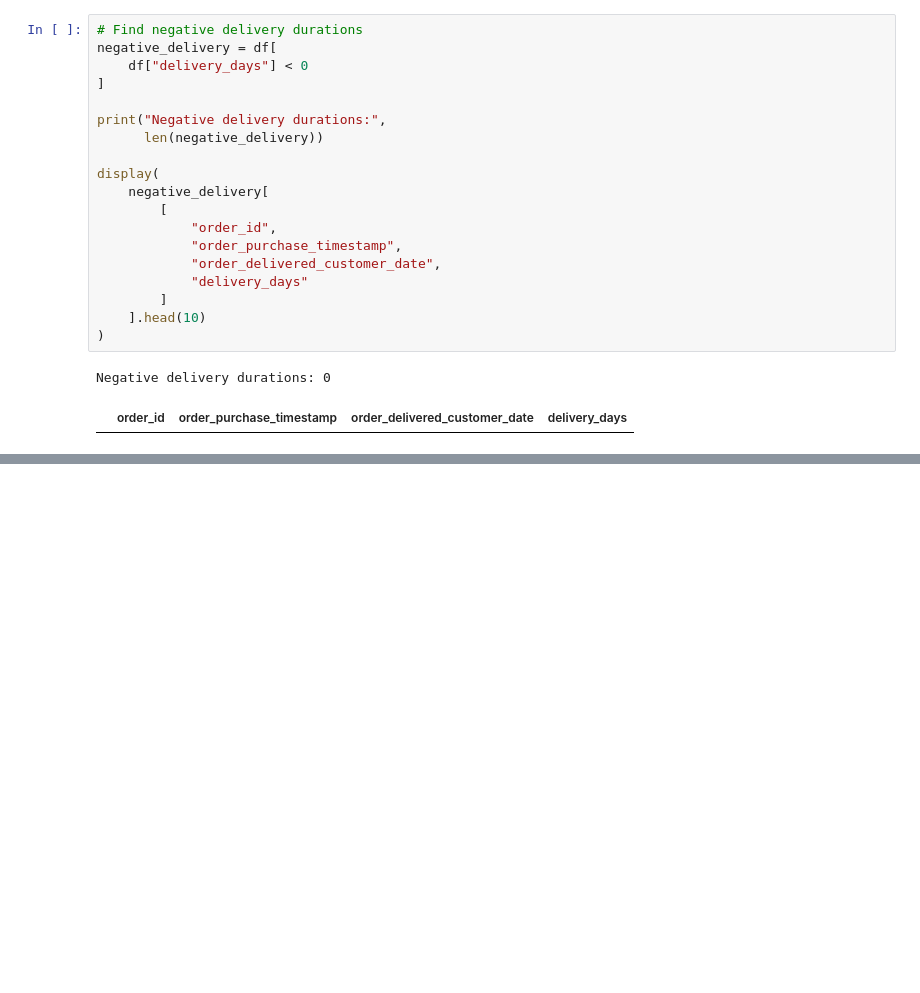
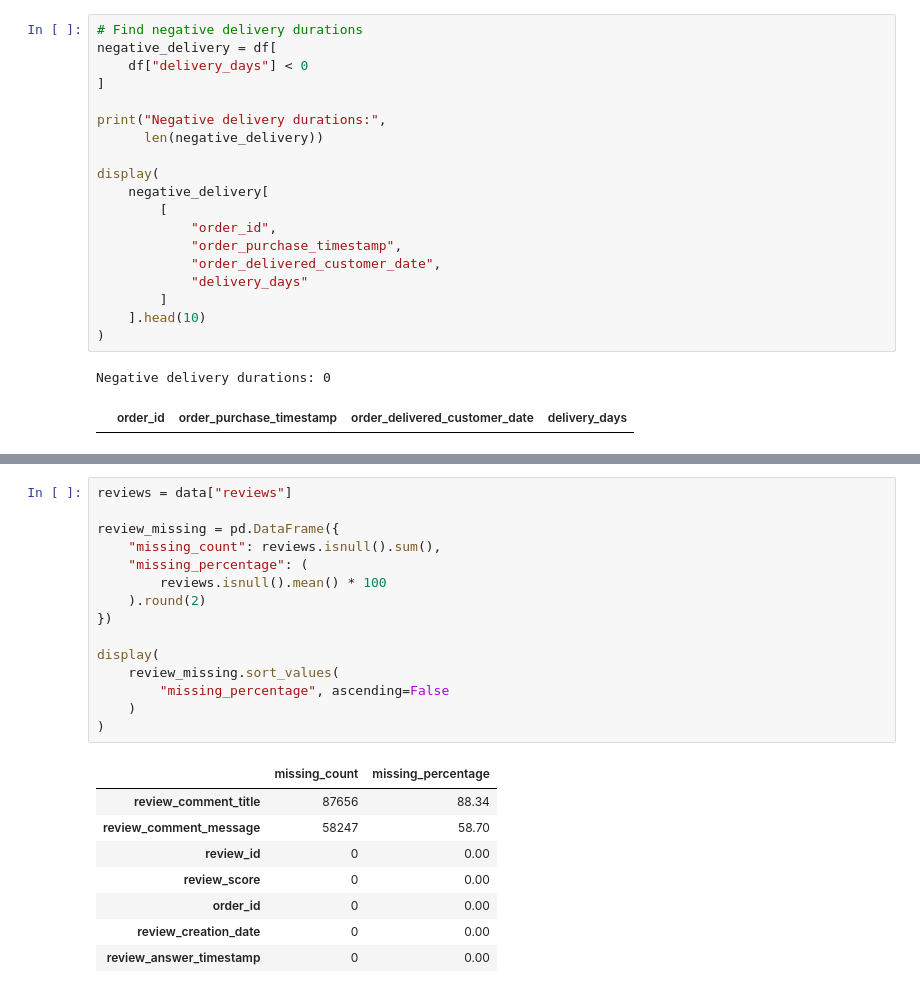
Before and after one commit to vipulyadav-2004/business-sales-analysis, a Jupyter notebook: notebooks/01_data_understanding.ipynb, the cells around one changed output, grey strips where cells are left out. Drawn from its saved outputs; the diff is of its cells as text; blank space fills up the shorter version.

```diff
--- a/notebooks/01_data_understanding.ipynb
+++ b/notebooks/01_data_understanding.ipynb
@@ -568,0 +603,24 @@ Negative delivery durations: 0
+# %%
+reviews = data["reviews"]
+
+review_missing = pd.DataFrame({
+    "missing_count": reviews.isnull().sum(),
+    "missing_percentage": (
+        reviews.isnull().mean() * 100
+    ).round(2)
+})
+
+display(
+    review_missing.sort_values(
+        "missing_percentage", ascending=False
+    )
+)
+# %% [output]
+|  | missing_count | missing_percentage |
+| review_comment_title | 87656 | 88.34 |
+| review_comment_message | 58247 | 58.70 |
+| review_id | 0 | 0.00 |
+| review_score | 0 | 0.00 |
+| order_id | 0 | 0.00 |
+| review_creation_date | 0 | 0.00 |
+| review_answer_timestamp | 0 | 0.00 |
```
Also changed, not shown: parts of 2 cells of this notebook.
